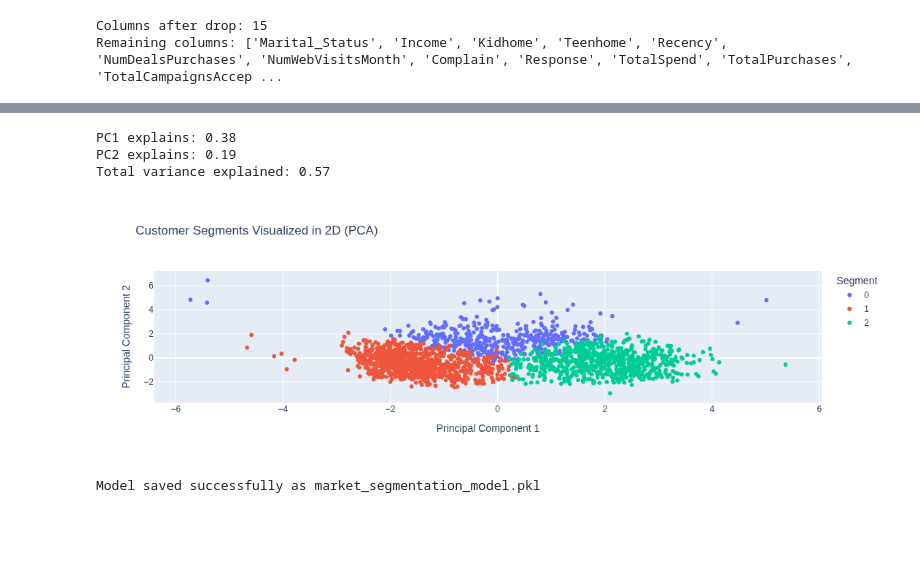
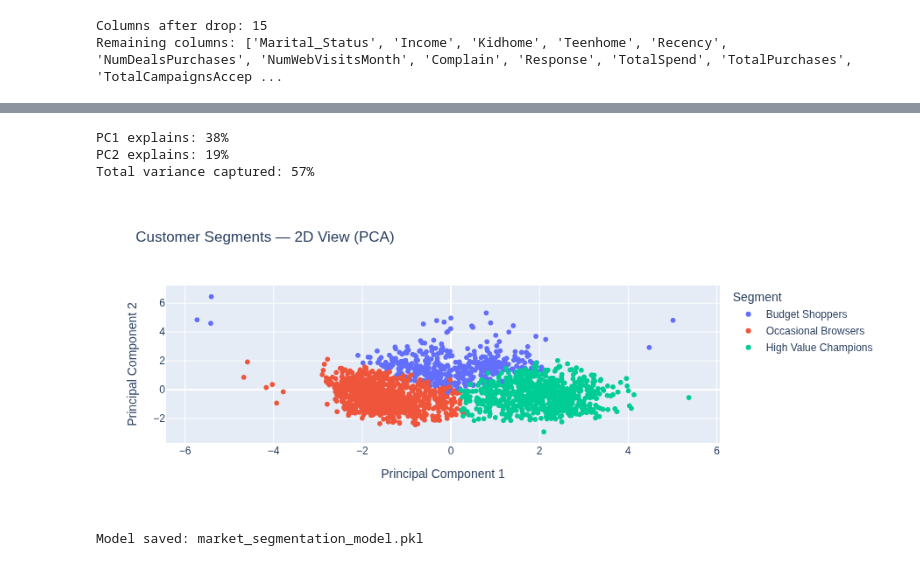
Before and after one commit to GODFREY-PNG/customer_segmentation, a Jupyter notebook: market_clustering_analysis.ipynb, the cells around one changed output, grey strips where cells are left out. Cells and saved outputs as stored; diff of their text form; code cells hidden in the pictures; blank space fills up the shorter version.

Commit message:
Initial commit — customer segmentation pipeline, API and dashboard

```diff
--- a/market_clustering_analysis.ipynb
+++ b/market_clustering_analysis.ipynb
@@ -420,5 +391,6 @@ plt.show()
 # %%
-# build feature matrix from the 8 selected columns
-X = df[high_var_feature]
-print("X shape:", X.shape)
+X = df[high_var_features]
+print("Feature matrix shape:", X.shape)
+
+X.agg(["mean", "std"])
 # %% [output]
@@ -577,16 +594,15 @@ fig.show()
 # %%
-# 8 features can't be plotted directly — PCA compresses them to 2D for visualization
-# scaling first so no single feature dominates the components
 X_scaled_for_pca = StandardScaler().fit_transform(X)
+pca = PCA(n_components=2, random_state=42)
+X_pca = pd.DataFrame(
+    pca.fit_transform(X_scaled_for_pca),
+    columns=["PC1", "PC2"]
+)
 
-pca = PCA(n_components=2, random_state=42)
-X_t = pca.fit_transform(X_scaled_for_pca)
-X_pca = pd.DataFrame(X_t, columns=["PC1", "PC2"])
-
-print("PC1 explains:", pca.explained_variance_ratio_[0].round(2))
-print("PC2 explains:", pca.explained_variance_ratio_[1].round(2))
-print("Total variance explained:", pca.explained_variance_ratio_.sum().round(2))
+print(f"PC1 explains: {pca.explained_variance_ratio_[0]:.0%}")
+print(f"PC2 explains: {pca.explained_variance_ratio_[1]:.0%}")
+print(f"Total variance captured: {pca.explained_variance_ratio_.sum():.0%}")
 # %% [output]
-PC1 explains: 0.38
-PC2 explains: 0.19
-Total variance explained: 0.57
+PC1 explains: 38%
+PC2 explains: 19%
+Total variance captured: 57%
@@ -596,14 +609,25 @@ Total variance explained: 0.57
 # %%
-# scatter plot of clusters in 2D — color separation confirms the model found distinct groups
+segment_names = {
+    0: "Budget Shoppers",
+    1: "Occasional Browsers",
+    2: "High Value Champions"
+}
+
+# Replace numeric labels with segment names for the legend
+pca_labels = pd.Series(labels).map(segment_names)
+
 fig = px.scatter(
     data_frame=X_pca,
     x="PC1",
     y="PC2",
-    color=labels.astype(str),
-    title="Customer Segments Visualized in 2D (PCA)",
+    color=pca_labels,
+    title="Customer Segments — 2D View (PCA)",
     labels={"color": "Segment"}
 )
-fig.update_layout(xaxis_title="Principal Component 1", yaxis_title="Principal Component 2")
+fig.update_layout(
+    xaxis_title="Principal Component 1",
+    yaxis_title="Principal Component 2"
+)
 fig.show()
 # %% [output]
-[figure, old version]
+[figure, new version]
@@ -614,7 +634,7 @@ fig.show()
 # %%
-# save model to disk for use in the FastAPI backend`
 with open("market_segmentation_model.pkl", "wb") as f:
     pickle.dump(final_model, f)
-print("Model saved successfully as market_segmentation_model.pkl")
+
+print("Model saved: market_segmentation_model.pkl")
 # %% [output]
-Model saved successfully as market_segmentation_model.pkl
+Model saved: market_segmentation_model.pkl
```
Also changed, not shown: parts of 62 cells of this notebook, 34 other files.
